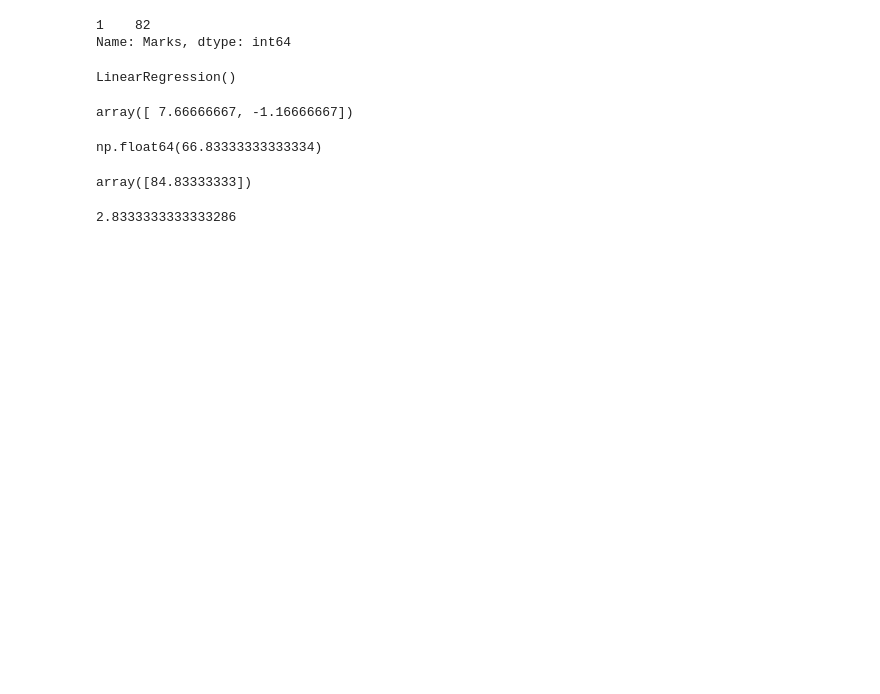
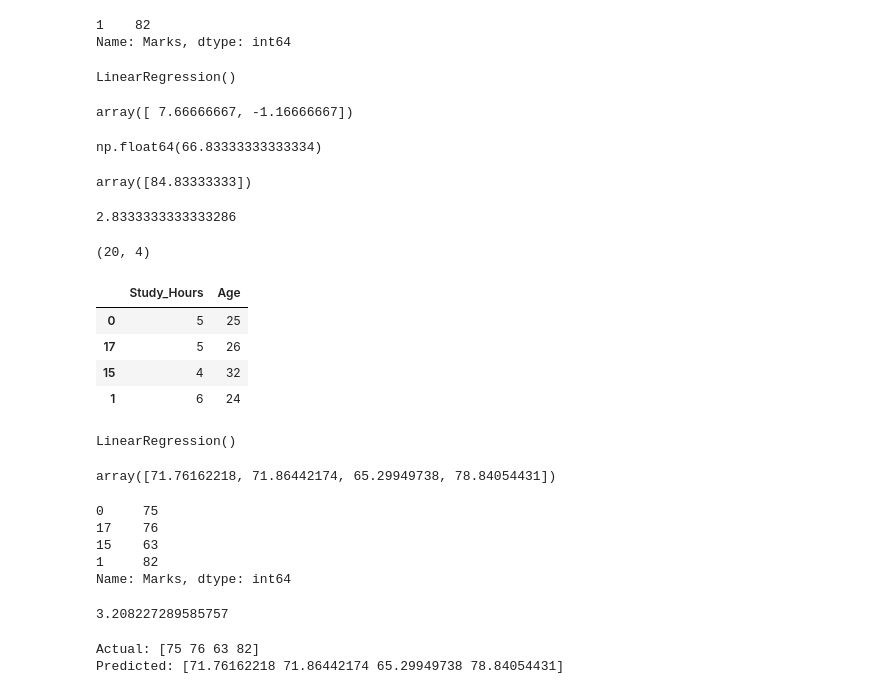
Before and after one commit to Anjula2001/study-research-agent, a Jupyter notebook: 06-Machine-Learning/machine_learning_basics.ipynb, the cells around one changed output. Saved outputs shown, nothing was run; the diff lists cells and outputs as text; code cells hidden in the pictures; blank space fills up the shorter version.

```diff
--- a/06-Machine-Learning/machine_learning_basics.ipynb
+++ b/06-Machine-Learning/machine_learning_basics.ipynb
@@ -119,3 +113,69 @@ mae = mean_absolute_error(y_test, y_pred)
 mae
 # %% [output]
 2.8333333333333286
+# %%
+data = {
+    "Name": ["Anjula", "Anjali", "Tharindu", "Savindi", "Kasun",
+             "Nimal", "Kavindu", "Dilshan", "Sahan", "Amaya",
+             "Hasini", "Ravindu", "Chamodi", "Pasindu", "Thilini",
+             "Dinesh", "Nethmi", "Isuru", "Sachini", "Malith"],
+
+    "Age": [25, 24, 29, 31, 27, 22, 26, 28, 23, 30,
+            21, 25, 27, 24, 29, 32, 23, 26, 28, 22],
+
+    "Study_Hours": [5, 6, 3, 8, 4, 7, 5, 2, 6, 4,
+                    8, 5, 7, 3, 6, 4, 9, 5, 7, 3],
+
+    "Marks": [75, 82, 55, 92, 68, 85, 72, 50, 80, 65,
+              95, 74, 88, 58, 79, 63, 96, 76, 89, 54]
+}
+
+df = pd.DataFrame(data)
+# %%
+df.shape
+# %% [output]
+(20, 4)
+# %%
+X = df[["Study_Hours", "Age"]]
+y = df["Marks"]
+# %%
+X_train, X_test, y_train, y_test = train_test_split(
+    X, y, test_size=0.2, random_state=42
+)
+# %%
+X_test
+# %% [output]
+|  | Study_Hours | Age |
+| 0 | 5 | 25 |
+| 17 | 5 | 26 |
+| 15 | 4 | 32 |
+| 1 | 6 | 24 |
+# %%
+model = LinearRegression()
+model.fit(X_train, y_train)
+# %% [output]
+LinearRegression()
+# %%
+y_pred = model.predict(X_test)
+y_pred
+# %% [output]
+array([71.76162218, 71.86442174, 65.29949738, 78.84054431])
+# %%
+y_test
+# %% [output]
+0     75
+17    76
+15    63
+1     82
+Name: Marks, dtype: int64
+# %%
+mae = mean_absolute_error(y_test, y_pred)
+mae
+# %% [output]
+3.208227289585757
+# %%
+print("Actual:", y_test.values)
+print("Predicted:", y_pred)
+# %% [output]
+Actual: [75 76 63 82]
+Predicted: [71.76162218 71.86442174 65.29949738 78.84054431]
```
Also changed, not shown: parts of 1 cell of this notebook.
